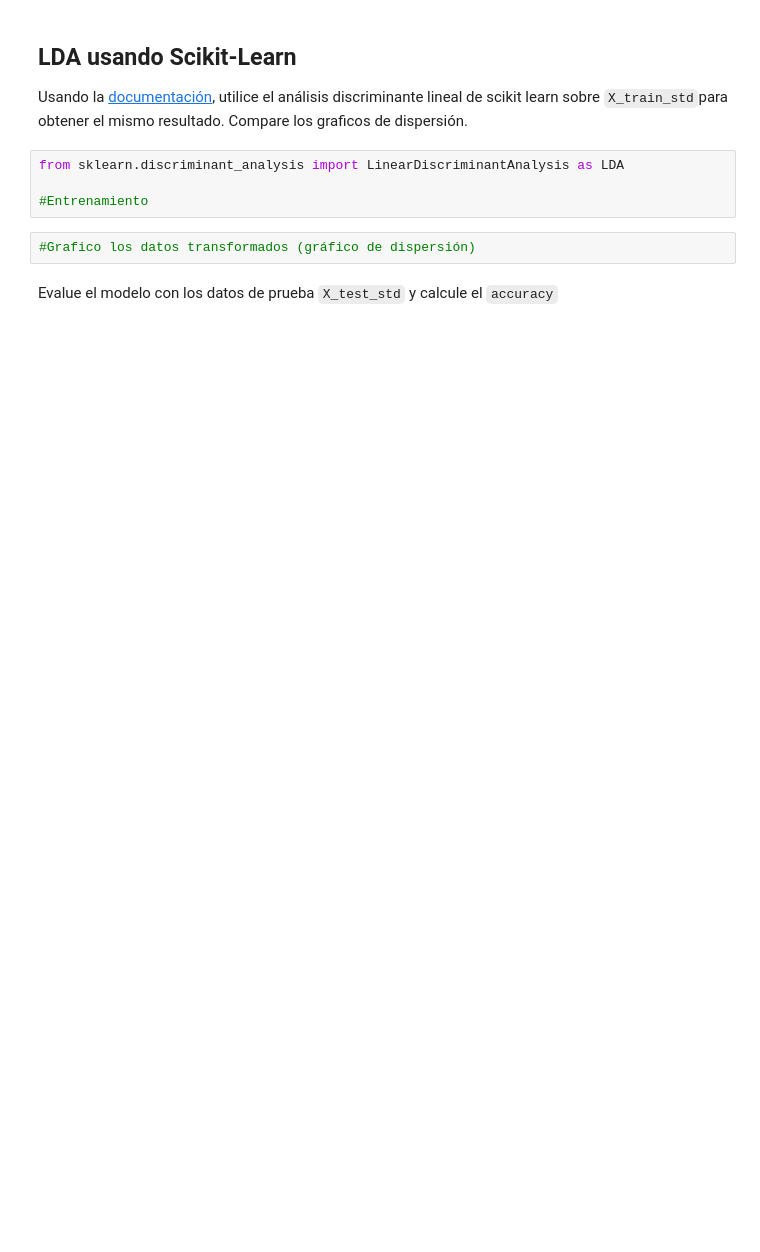
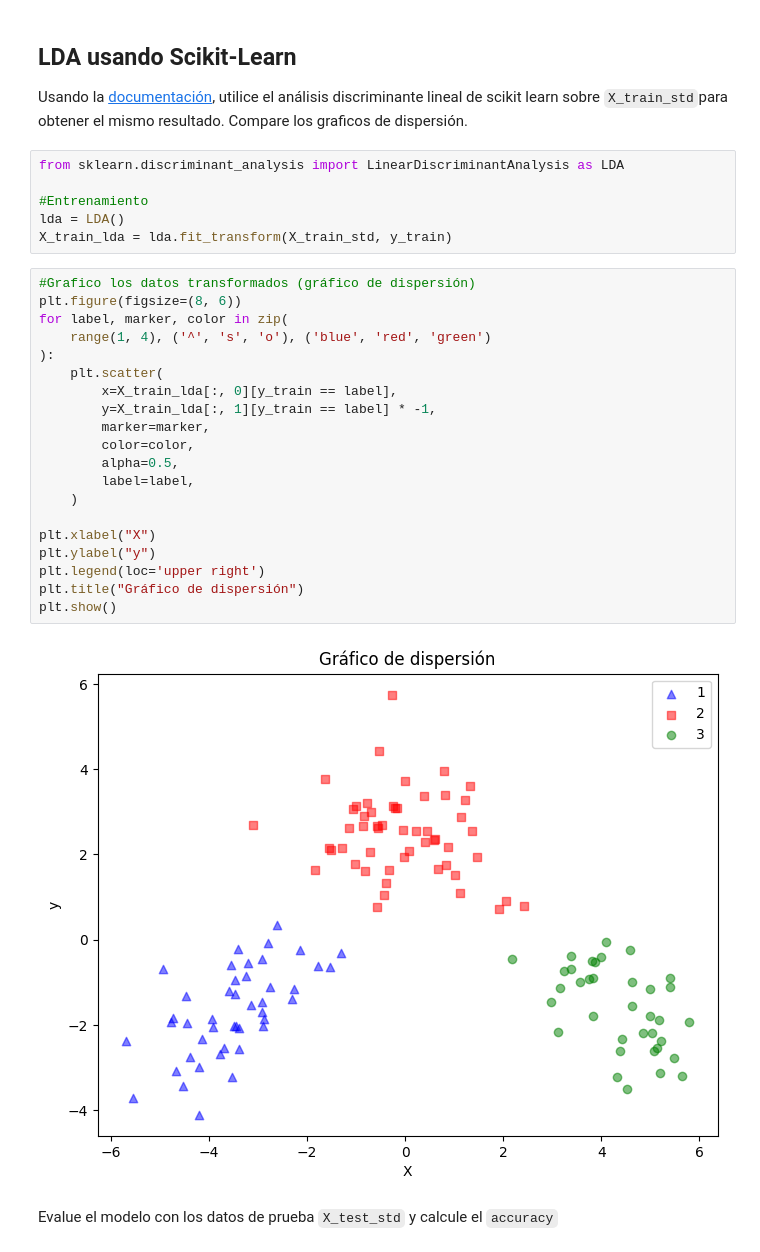
Before and after one commit to DinoMondino/IA, a Jupyter notebook: 4_KNN-SVM-LDA/AnalisisDiscriminanteLineal.ipynb, the cells around one changed output. Cells and saved outputs as stored; diff of their text form; blank space fills up the shorter version.

```diff
--- a/4_KNN-SVM-LDA/AnalisisDiscriminanteLineal.ipynb
+++ b/4_KNN-SVM-LDA/AnalisisDiscriminanteLineal.ipynb
@@ -203,7 +219,29 @@ Usando la [documentación](https://scikit-learn.org/stable/modules/generated/skl
 from sklearn.discriminant_analysis import LinearDiscriminantAnalysis as LDA
 
 #Entrenamiento
+lda = LDA()
+X_train_lda = lda.fit_transform(X_train_std, y_train)
 # %%
 #Grafico los datos transformados (gráfico de dispersión)
+plt.figure(figsize=(8, 6))
+for label, marker, color in zip(
+    range(1, 4), ('^', 's', 'o'), ('blue', 'red', 'green')
+):
+    plt.scatter(
+        x=X_train_lda[:, 0][y_train == label],
+        y=X_train_lda[:, 1][y_train == label] * -1,
+        marker=marker,
+        color=color,
+        alpha=0.5,
+        label=label,
+    )
+
+plt.xlabel("X")
+plt.ylabel("y")
+plt.legend(loc='upper right')
+plt.title("Gráfico de dispersión")
+plt.show()
+# %% [output]
+[figure, added]
 # %% [markdown]
 Evalue el modelo con los datos de prueba `X_test_std` y calcule el `accuracy`
```
Also changed, not shown: parts of 2 cells of this notebook.
